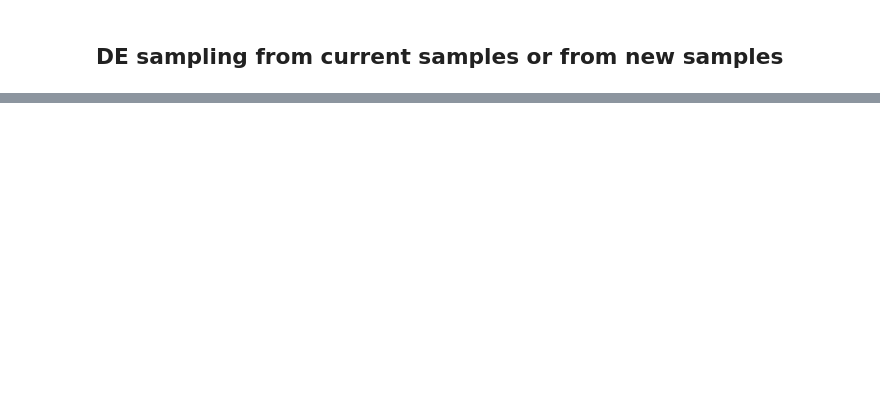
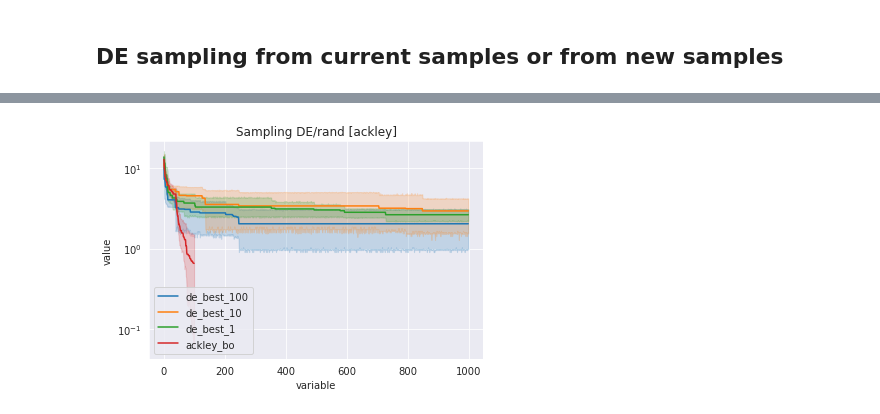
Before and after one commit to Marina-DU/LaMCTS, a Jupyter notebook: LA-MCTS/compare_solvers.ipynb, the cells around one changed output, grey strips where cells are left out. Cells and saved outputs as stored; diff of their text form; code cells hidden in the pictures; blank space fills up the shorter version.

```diff
--- a/LA-MCTS/compare_solvers.ipynb
+++ b/LA-MCTS/compare_solvers.ipynb
@@ -27,0 +30,16 @@ plt.show()
+# %%
+de_best_100 = get_dataframe('results/Ackley2_de_best_100samples/result1000')
+de_best_10 = get_dataframe('results/Ackley2_de_best_10samples/result1000')
+de_best_1 = get_dataframe('results/Ackley2_de_best_1samples/result1000')
+ackley_bo = get_dataframe('results/Ackley2_bo_1samples/result100')
+
+sns.lineplot(data=de_best_100, x='variable', y='value', label='de_best_100')
+sns.lineplot(data=de_best_10, x='variable', y='value', label='de_best_10')
+sns.lineplot(data=de_best_1, x='variable', y='value', label='de_best_1')
+sns.lineplot(data=ackley_bo, x='variable', y='value', label='ackley_bo')
+
+plt.title("Sampling DE/rand [ackley]")
+plt.yscale('log')
+plt.show()
+# %% [output]
+[figure, added]
```
Also changed, not shown: parts of 2 cells of this notebook, 4 other files.
